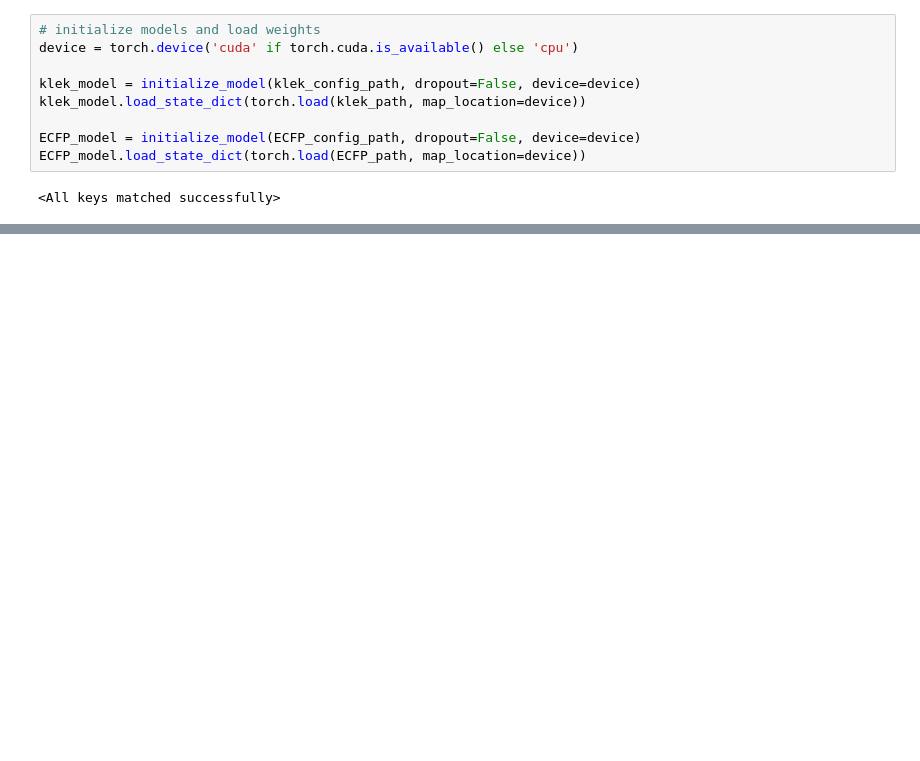
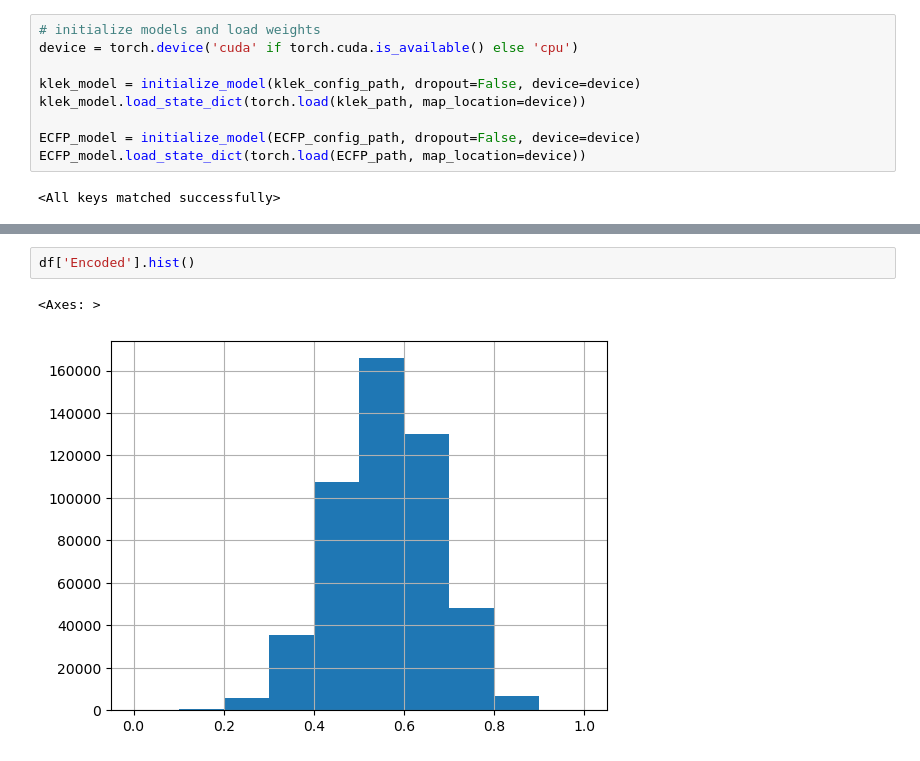
Before and after one commit to asiomchen/mldd23_project1, a Jupyter notebook: distance.ipynb, the cells around one changed output, grey strips where cells are left out. Cells and saved outputs as stored; diff of their text form; blank space fills up the shorter version.

```diff
--- a/distance.ipynb
+++ b/distance.ipynb
@@ -56,0 +157,5 @@ print(ECFP_original.shape) # (10000, 2048)
+# %%
+df['Encoded'].hist()
+# %% [output]
+<Axes: >
+[figure, added]
```
Also changed, not shown: parts of 29 cells of this notebook.
